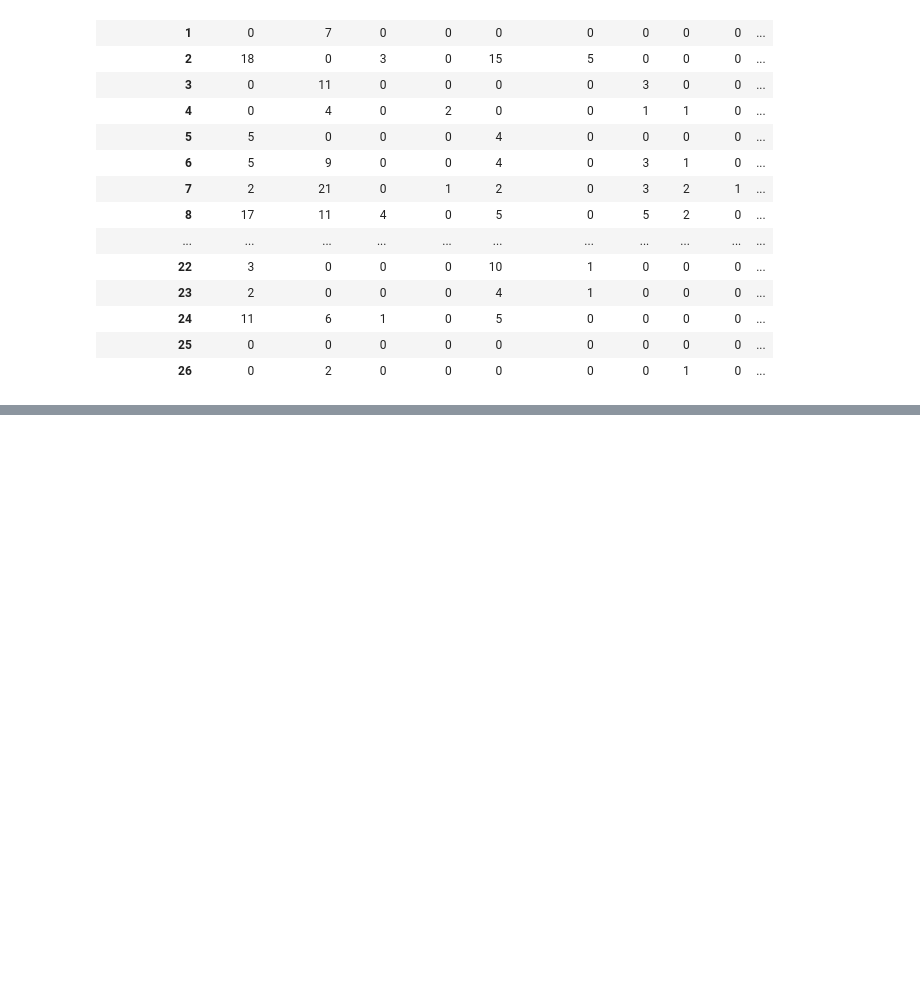
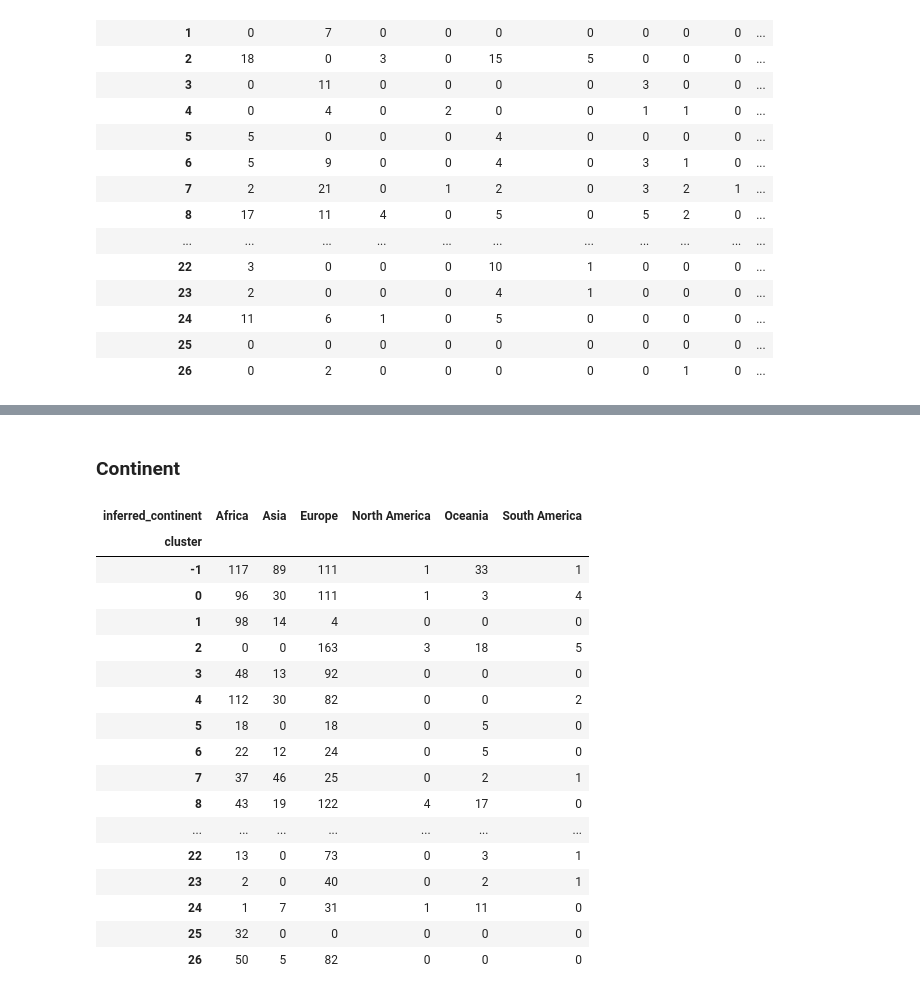
Before and after one commit to bayraktar1/mge_plotting, a Jupyter notebook: mge_barplot.ipynb, the cells around one changed output, grey strips where cells are left out. Drawn from its saved outputs; the diff is of its cells as text; code cells hidden in the pictures; blank space fills up the shorter version.

```diff
--- a/mge_barplot.ipynb
+++ b/mge_barplot.ipynb
@@ -129,0 +133,26 @@ fig.show()
+# %% [markdown]
+### Continent
+# %%
+by_cluster = (df.groupby("cluster").inferred_continent.value_counts().unstack())
+by_cluster.fillna(int(0), inplace=True)
+by_cluster = by_cluster.convert_dtypes()
+by_cluster
+# %% [output]
+| inferred_continent | Africa | Asia | Europe | North America | Oceania | South America |
+| cluster |  |  |  |  |  |  |
+| -1 | 117 | 89 | 111 | 1 | 33 | 1 |
+| 0 | 96 | 30 | 111 | 1 | 3 | 4 |
+| 1 | 98 | 14 | 4 | 0 | 0 | 0 |
+| 2 | 0 | 0 | 163 | 3 | 18 | 5 |
+| 3 | 48 | 13 | 92 | 0 | 0 | 0 |
+| 4 | 112 | 30 | 82 | 0 | 0 | 2 |
+| 5 | 18 | 0 | 18 | 0 | 5 | 0 |
+| 6 | 22 | 12 | 24 | 0 | 5 | 0 |
+| 7 | 37 | 46 | 25 | 0 | 2 | 1 |
+| 8 | 43 | 19 | 122 | 4 | 17 | 0 |
+| ... | ... | ... | ... | ... | ... | ... |
+| 22 | 13 | 0 | 73 | 0 | 3 | 1 |
+| 23 | 2 | 0 | 40 | 0 | 2 | 1 |
+| 24 | 1 | 7 | 31 | 1 | 11 | 0 |
+| 25 | 32 | 0 | 0 | 0 | 0 | 0 |
+| 26 | 50 | 5 | 82 | 0 | 0 | 0 |
```
Also changed, not shown: parts of 6 cells of this notebook.
